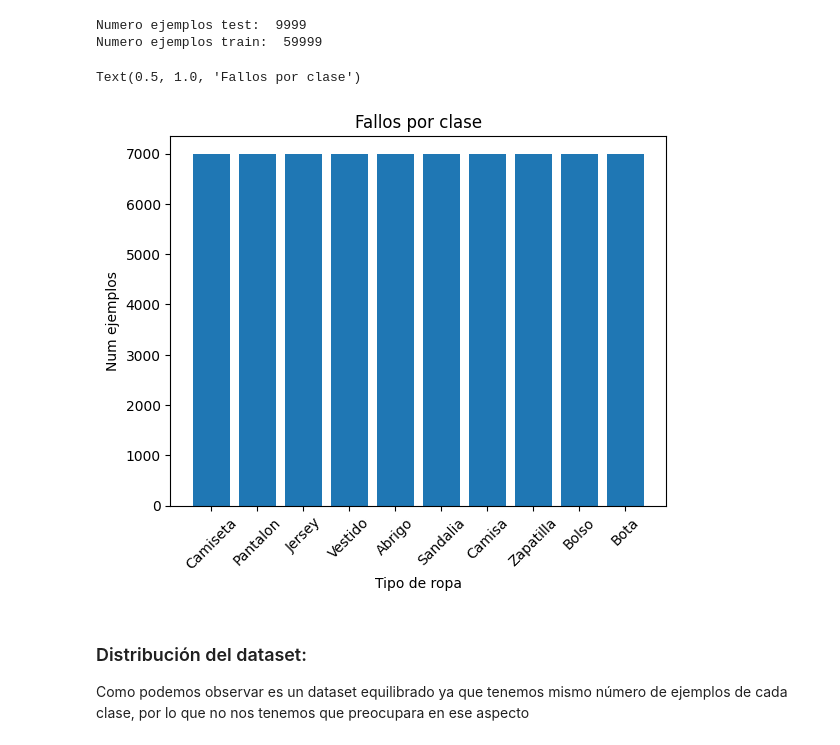
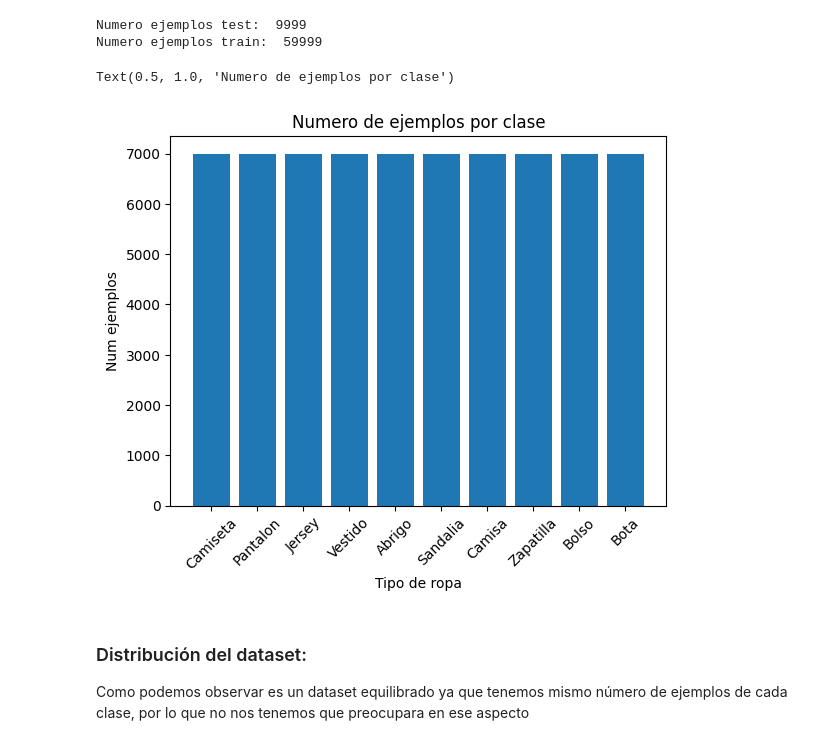
Before and after one commit to Ninjalice/ImageClasificator, a Jupyter notebook: Clasificador.ipynb, the cells around one changed output. Cells and saved outputs as stored; diff of their text form; code cells hidden in the pictures.

```diff
--- a/Clasificador.ipynb
+++ b/Clasificador.ipynb
@@ -87,14 +87,15 @@ Numero ejemplos train:  59999
 # %%
 numPrenda = np.zeros(10)
 for i in range(10):
     numPrenda[i] = np.sum(y == i)
 plt.bar(clases, numPrenda)
 plt.xticks(clases, ['Camiseta', 'Pantalon', 'Jersey', 'Vestido', 'Abrigo', 'Sandalia', 'Camisa', 'Zapatilla', 'Bolso', 'Bota'], rotation=45)
 plt.xlabel('Tipo de ropa')
 plt.ylabel('Num ejemplos')
+plt.title("Numero de ejemplos por clase")
 # %% [output]
-Text(0.5, 1.0, 'Fallos por clase')
+Text(0.5, 1.0, 'Numero de ejemplos por clase')
-[figure, old version]
+[figure, new version]
 # %% [markdown]
 ### Distribución del dataset:
 
```
Also changed, not shown: parts of 11 cells of this notebook.
